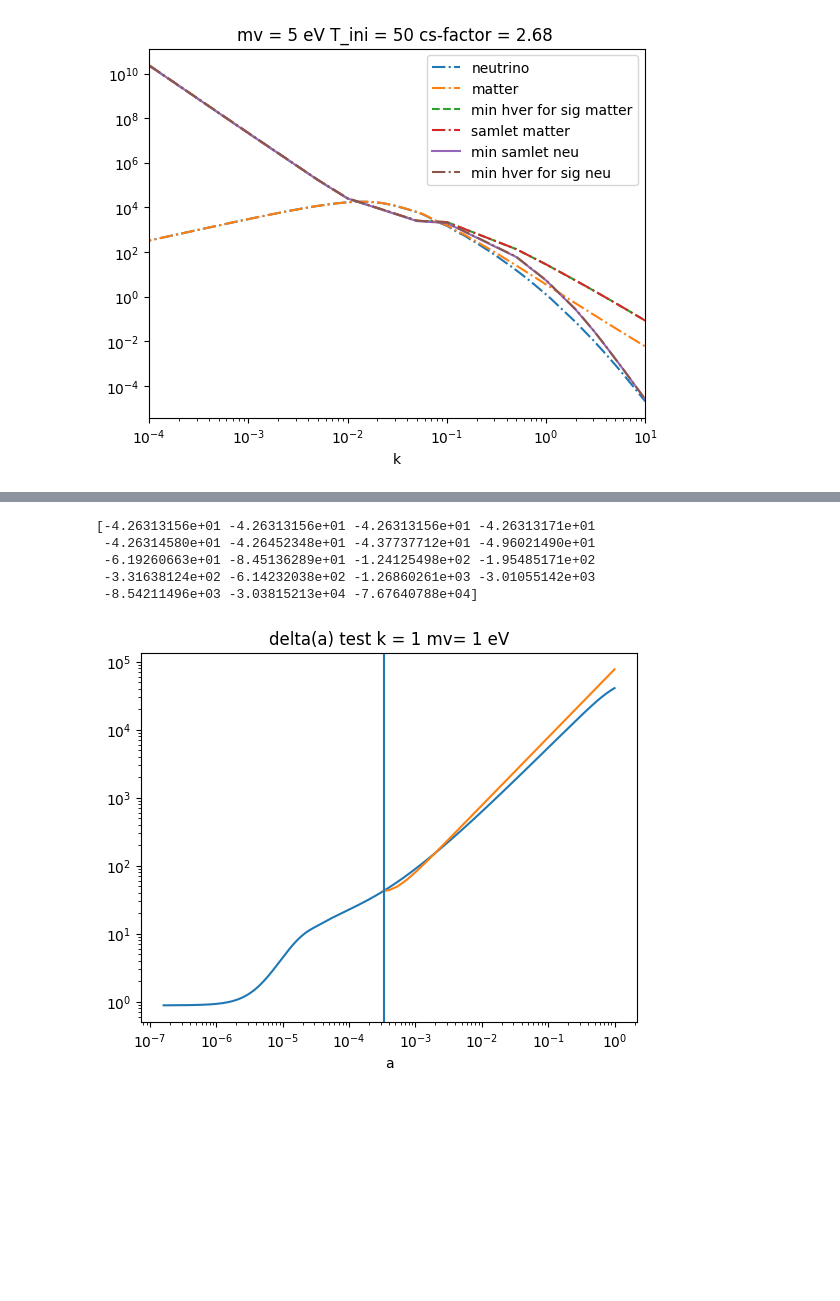
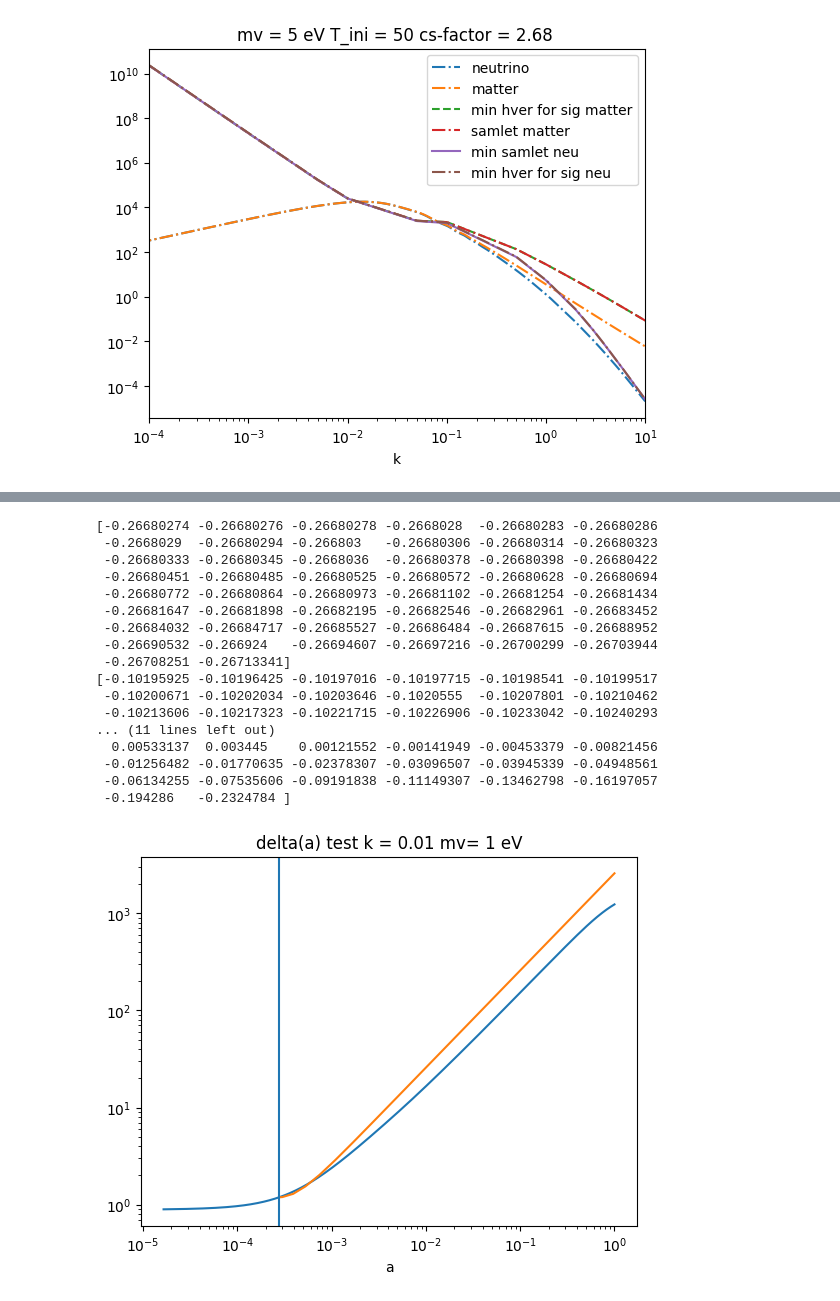
Before and after one commit to eriksteenberg/Power-spectrum-Test, a Jupyter notebook: Samlet vs. seperate diff. eq. bonus - Det er her magien sker.ipynb, the cells around one changed output, grey strips where cells are left out. Drawn from its saved outputs; the diff is of its cells as text; code cells hidden in the pictures; blank space fills up the shorter version.

```diff
--- a/Samlet vs. seperate diff. eq. bonus - Det er her magien sker.ipynb
+++ b/Samlet vs. seperate diff. eq. bonus - Det er her magien sker.ipynb
@@ -546,9 +556,23 @@ f(mv,kvec = kvec,k_ind=-1)
-# %%
-f(mv,kvec = kvec,k_ind=2)
-# %% [output]
-[-4.26313156e+01 -4.26313156e+01 -4.26313156e+01 -4.26313171e+01
- -4.26314580e+01 -4.26452348e+01 -4.37737712e+01 -4.96021490e+01
- -6.19260663e+01 -8.45136289e+01 -1.24125498e+02 -1.95485171e+02
- -3.31638124e+02 -6.14232038e+02 -1.26860261e+03 -3.01055142e+03
- -8.54211496e+03 -3.03815213e+04 -7.67640788e+04]
-[figure, removed]
+# %%
+
+
+f(mv,kvec = kvec,k_ind=0)
+# %% [output]
+[-0.26680274 -0.26680276 -0.26680278 -0.2668028  -0.26680283 -0.26680286
+ -0.2668029  -0.26680294 -0.266803   -0.26680306 -0.26680314 -0.26680323
+ -0.26680333 -0.26680345 -0.2668036  -0.26680378 -0.26680398 -0.26680422
+ -0.26680451 -0.26680485 -0.26680525 -0.26680572 -0.26680628 -0.26680694
+ -0.26680772 -0.26680864 -0.26680973 -0.26681102 -0.26681254 -0.26681434
+ -0.26681647 -0.26681898 -0.26682195 -0.26682546 -0.26682961 -0.26683452
+ -0.26684032 -0.26684717 -0.26685527 -0.26686484 -0.26687615 -0.26688952
+ -0.26690532 -0.266924   -0.26694607 -0.26697216 -0.26700299 -0.26703944
+ -0.26708251 -0.26713341]
+[-0.10195925 -0.10196425 -0.10197016 -0.10197715 -0.10198541 -0.10199517
+ -0.10200671 -0.10202034 -0.10203646 -0.1020555  -0.10207801 -0.10210462
+ -0.10213606 -0.10217323 -0.10221715 -0.10226906 -0.10233042 -0.10240293
+... (11 lines left out)
+  0.00533137  0.003445    0.00121552 -0.00141949 -0.00453379 -0.00821456
+ -0.01256482 -0.01770635 -0.02378307 -0.03096507 -0.03945339 -0.04948561
+ -0.06134255 -0.07535606 -0.09191838 -0.11149307 -0.13462798 -0.16197057
+ -0.194286   -0.2324784 ]
+[figure, added]
```
Also changed, not shown: parts of 11 cells of this notebook.
